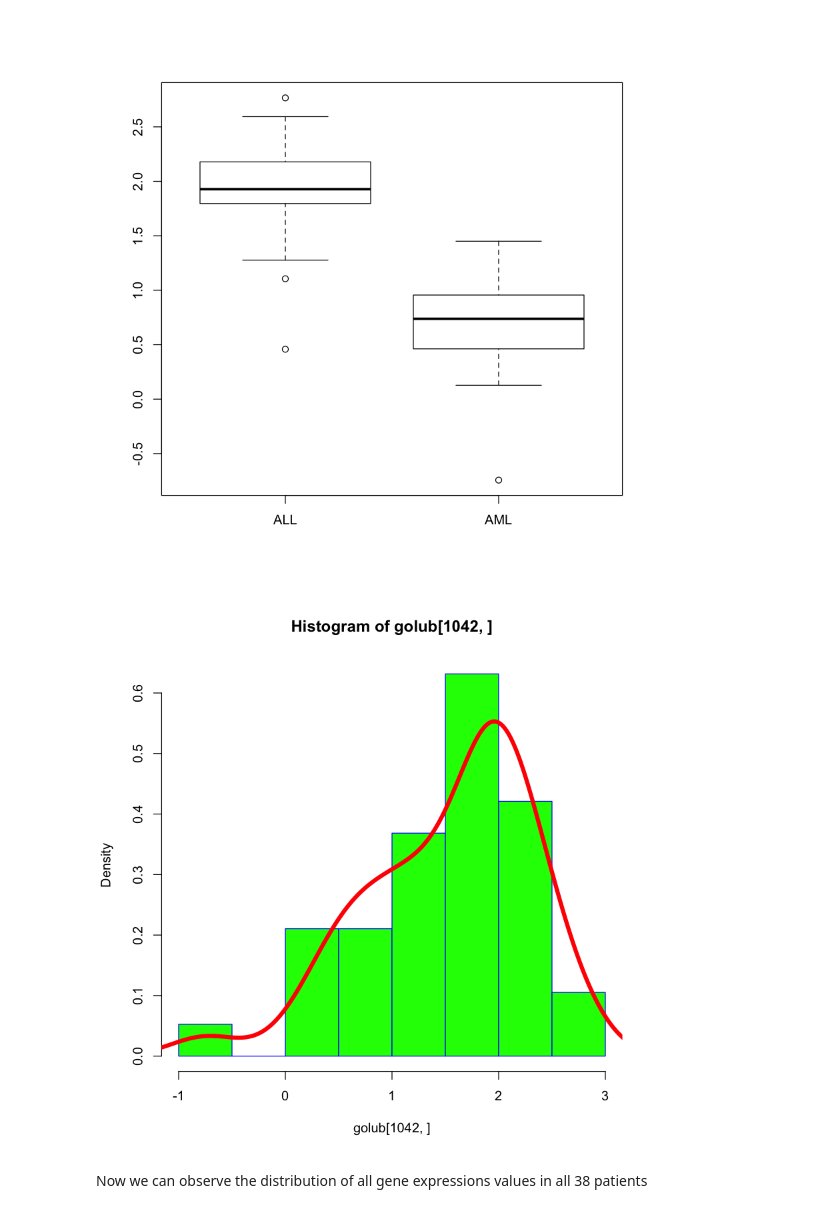
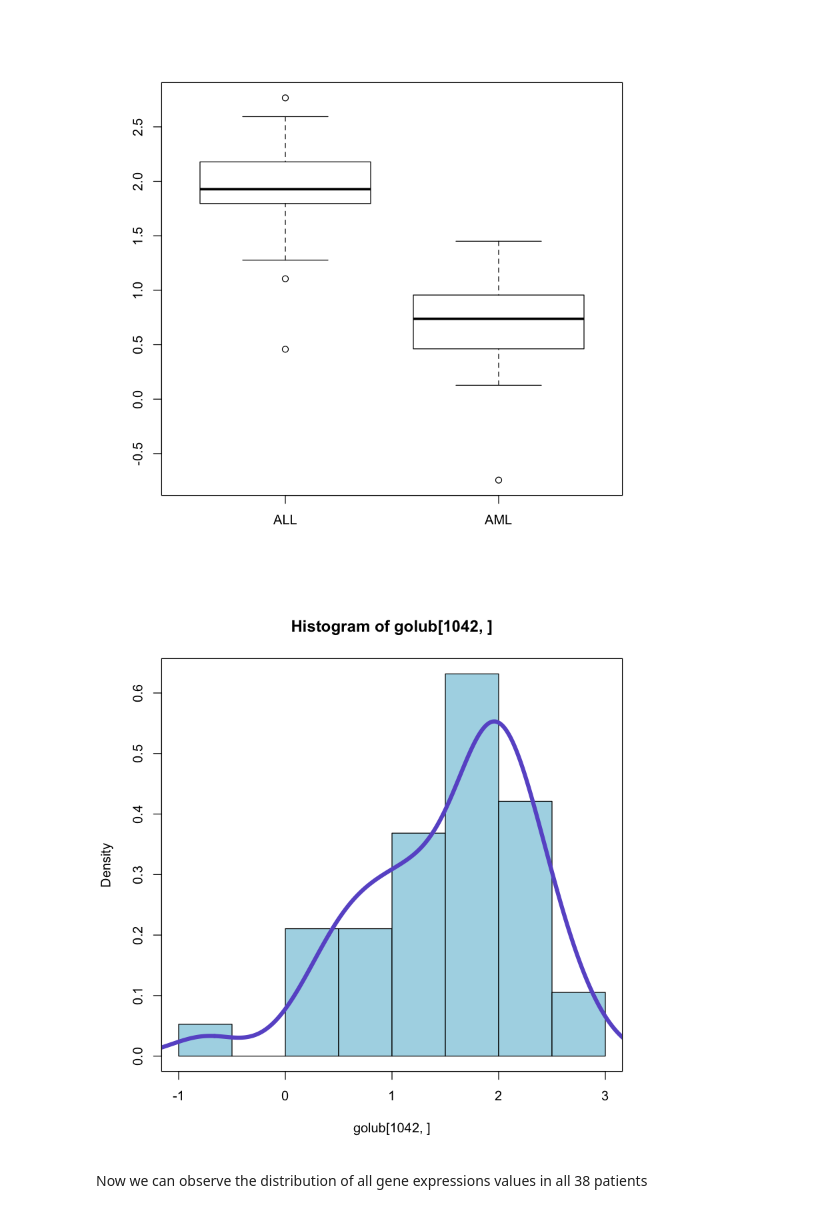
Before and after one commit to trallard/BAD_days, a Jupyter notebook: Day1/Notebook_version/Tutorial.ipynb, the cells around one changed output. Saved outputs shown, nothing was run; the diff lists cells and outputs as text; code cells hidden in the pictures.

```diff
--- a/Day1/Notebook_version/Tutorial.ipynb
+++ b/Day1/Notebook_version/Tutorial.ipynb
@@ -288,10 +309,11 @@ boxplot(golub[1042,] ~ gol.fac)
 [figure]
 # %%
 
-hist(golub[1042,], col="green", border=4, breaks=6, freq=F)
-lines(density(golub[1042,]), col="red", lwd=5)
+hist(golub[1042,], col= 'lightblue', border= 'black', breaks= 6, freq= F)
+lines(density(golub[1042,]), col= 'slateblue', lwd=5)
+box()
 # %% [output]
-[figure, old version]
+[figure, new version]
 # %% [markdown]
 Now we can observe the distribution of all gene expressions values in all 38 patients
 # %%
```
Also changed, not shown: parts of 17 cells of this notebook, 5 other files.
